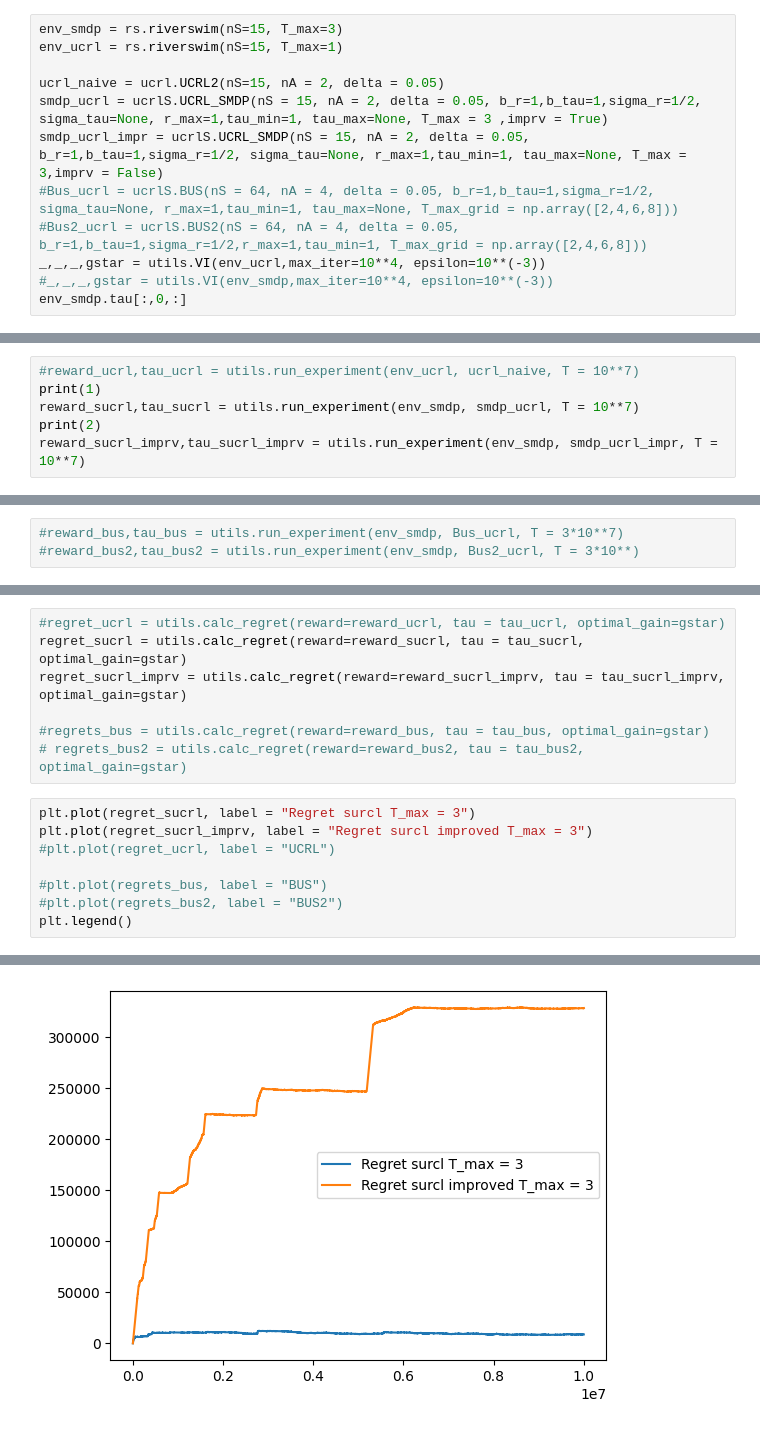
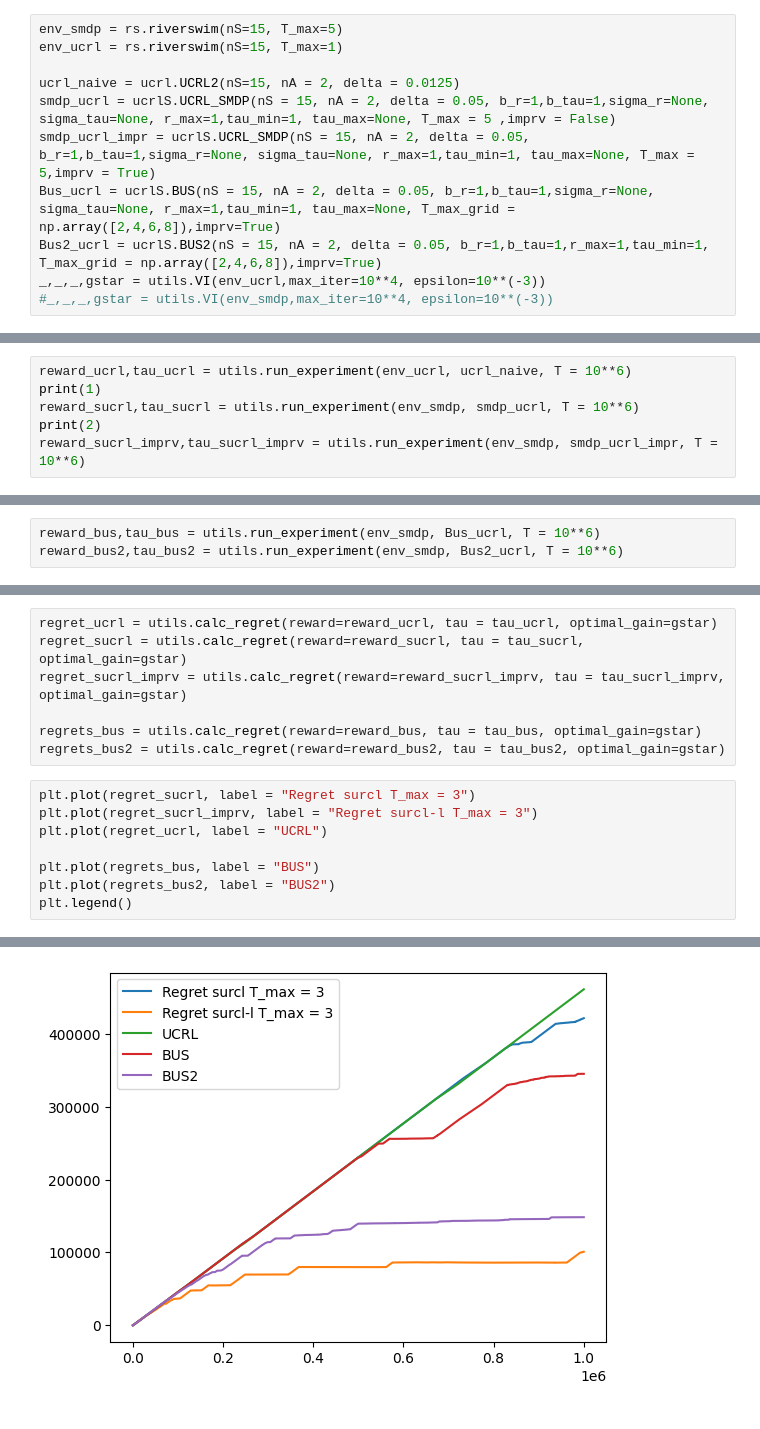
Before and after one commit to Asbjoern00/Bachelor_code, a Jupyter notebook: experiments_riwerswim.ipynb, the cells around one changed output, grey strips where cells are left out. Cells and saved outputs as stored; diff of their text form.

Commit message:
UCRL-SMDP revised

```diff
--- a/experiments_riwerswim.ipynb
+++ b/experiments_riwerswim.ipynb
@@ -10,14 +11,13 @@ importlib.reload(ucrl)
 importlib.reload(utils)
 import matplotlib.pyplot as plt
 # %%
-env_smdp = rs.riverswim(nS=15, T_max=3)
+env_smdp = rs.riverswim(nS=15, T_max=5)
 env_ucrl = rs.riverswim(nS=15, T_max=1)
 
-ucrl_naive = ucrl.UCRL2(nS=15, nA = 2, delta = 0.05)
-smdp_ucrl = ucrlS.UCRL_SMDP(nS = 15, nA = 2, delta = 0.05, b_r=1,b_tau=1,sigma_r=1/2, sigma_tau=None, r_max=1,tau_min=1, tau_max=None, T_max = 3 ,imprv = True)
-smdp_ucrl_impr = ucrlS.UCRL_SMDP(nS = 15, nA = 2, delta = 0.05, b_r=1,b_tau=1,sigma_r=1/2, sigma_tau=None, r_max=1,tau_min=1, tau_max=None, T_max = 3,imprv = False)
-#Bus_ucrl = ucrlS.BUS(nS = 64, nA = 4, delta = 0.05, b_r=1,b_tau=1,sigma_r=1/2, sigma_tau=None, r_max=1,tau_min=1, tau_max=None, T_max_grid = np.array([2,4,6,8]))
-#Bus2_ucrl = ucrlS.BUS2(nS = 64, nA = 4, delta = 0.05, b_r=1,b_tau=1,sigma_r=1/2,r_max=1,tau_min=1, T_max_grid = np.array([2,4,6,8]))
+ucrl_naive = ucrl.UCRL2(nS=15, nA = 2, delta = 0.0125)
+smdp_ucrl = ucrlS.UCRL_SMDP(nS = 15, nA = 2, delta = 0.05, b_r=1,b_tau=1,sigma_r=None, sigma_tau=None, r_max=1,tau_min=1, tau_max=None, T_max = 5 ,imprv = False)
+smdp_ucrl_impr = ucrlS.UCRL_SMDP(nS = 15, nA = 2, delta = 0.05, b_r=1,b_tau=1,sigma_r=None, sigma_tau=None, r_max=1,tau_min=1, tau_max=None, T_max = 5,imprv = True)
+Bus_ucrl = ucrlS.BUS(nS = 15, nA = 2, delta = 0.05, b_r=1,b_tau=1,sigma_r=None, sigma_tau=None, r_max=1,tau_min=1, tau_max=None, T_max_grid = np.array([2,4,6,8]),imprv=True)
+Bus2_ucrl = ucrlS.BUS2(nS = 15, nA = 2, delta = 0.05, b_r=1,b_tau=1,r_max=1,tau_min=1, T_max_grid = np.array([2,4,6,8]),imprv=True)
 _,_,_,gstar = utils.VI(env_ucrl,max_iter=10**4, epsilon=10**(-3))
 #_,_,_,gstar = utils.VI(env_smdp,max_iter=10**4, epsilon=10**(-3))
-env_smdp.tau[:,0,:]
@@ -40,9 +24,9 @@ array([[1., 0., 0.],
 # %%
-#reward_ucrl,tau_ucrl = utils.run_experiment(env_ucrl, ucrl_naive, T = 10**7)
+reward_ucrl,tau_ucrl = utils.run_experiment(env_ucrl, ucrl_naive, T = 10**6)
 print(1)
-reward_sucrl,tau_sucrl = utils.run_experiment(env_smdp, smdp_ucrl, T = 10**7)
+reward_sucrl,tau_sucrl = utils.run_experiment(env_smdp, smdp_ucrl, T = 10**6)
 print(2)
-reward_sucrl_imprv,tau_sucrl_imprv = utils.run_experiment(env_smdp, smdp_ucrl_impr, T = 10**7)
+reward_sucrl_imprv,tau_sucrl_imprv = utils.run_experiment(env_smdp, smdp_ucrl_impr, T = 10**6)
 # %% [output]
 1
 2
@@ -49,3 +48,3 @@ reward_sucrl_imprv,tau_sucrl_imprv = utils.run_experiment(env_smdp, smdp_ucrl_im
 # %%
-#reward_bus,tau_bus = utils.run_experiment(env_smdp, Bus_ucrl, T = 3*10**7)
-#reward_bus2,tau_bus2 = utils.run_experiment(env_smdp, Bus2_ucrl, T = 3*10**)
+reward_bus,tau_bus = utils.run_experiment(env_smdp, Bus_ucrl, T = 10**6)
+reward_bus2,tau_bus2 = utils.run_experiment(env_smdp, Bus2_ucrl, T = 10**6)
@@ -52,18 +69,18 @@ reward_sucrl_imprv,tau_sucrl_imprv = utils.run_experiment(env_smdp, smdp_ucrl_im
 # %%
-#regret_ucrl = utils.calc_regret(reward=reward_ucrl, tau = tau_ucrl, optimal_gain=gstar)
+regret_ucrl = utils.calc_regret(reward=reward_ucrl, tau = tau_ucrl, optimal_gain=gstar)
 regret_sucrl = utils.calc_regret(reward=reward_sucrl, tau = tau_sucrl, optimal_gain=gstar)
 regret_sucrl_imprv = utils.calc_regret(reward=reward_sucrl_imprv, tau = tau_sucrl_imprv, optimal_gain=gstar)
 
-#regrets_bus = utils.calc_regret(reward=reward_bus, tau = tau_bus, optimal_gain=gstar)
-# regrets_bus2 = utils.calc_regret(reward=reward_bus2, tau = tau_bus2, optimal_gain=gstar)
+regrets_bus = utils.calc_regret(reward=reward_bus, tau = tau_bus, optimal_gain=gstar)
+regrets_bus2 = utils.calc_regret(reward=reward_bus2, tau = tau_bus2, optimal_gain=gstar)
 # %%
 plt.plot(regret_sucrl, label = "Regret surcl T_max = 3")
-plt.plot(regret_sucrl_imprv, label = "Regret surcl improved T_max = 3")
-#plt.plot(regret_ucrl, label = "UCRL")
+plt.plot(regret_sucrl_imprv, label = "Regret surcl-l T_max = 3")
+plt.plot(regret_ucrl, label = "UCRL")
 
-#plt.plot(regrets_bus, label = "BUS")
-#plt.plot(regrets_bus2, label = "BUS2")
+plt.plot(regrets_bus, label = "BUS")
+plt.plot(regrets_bus2, label = "BUS2")
 plt.legend()
 # %% [output]
 <matplotlib.legend.Legend at 0x...>
-[figure, old version]
+[figure, new version]
```
Also changed, not shown: parts of 5 cells of this notebook, 1 other file.
